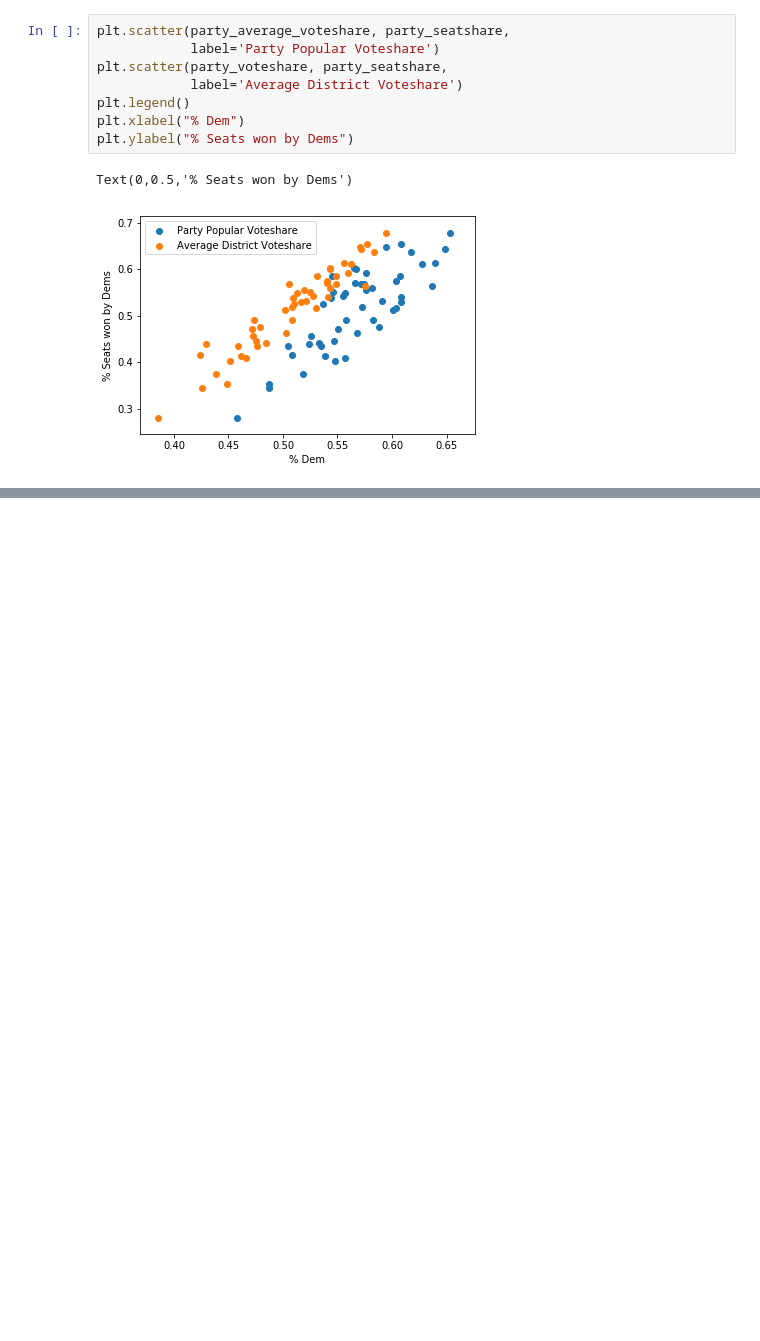
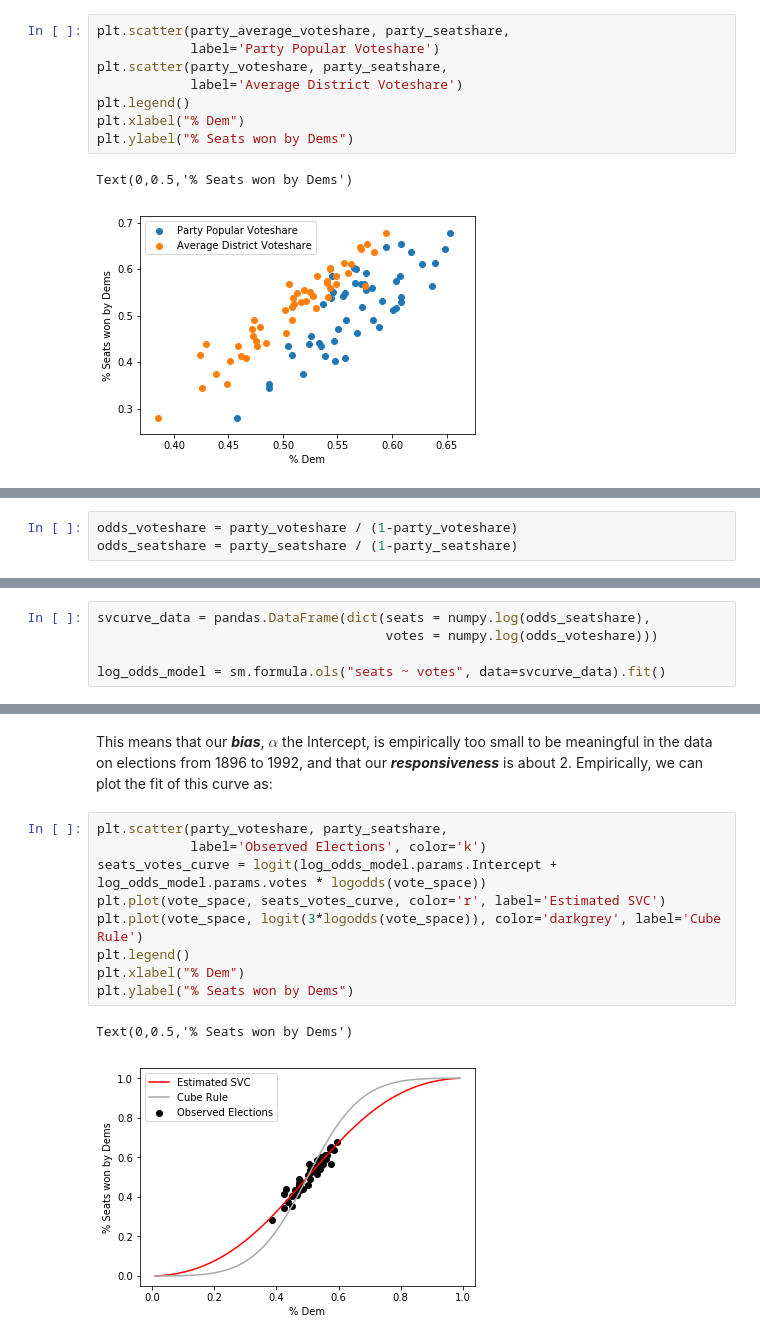
Before and after one commit to ljwolf/seatsvotes, a Jupyter notebook: notebooks/00 - The historical seats votes curve.ipynb, the cells around one changed output, grey strips where cells are left out. Saved outputs shown, nothing was run; the diff lists cells and outputs as text; blank space fills up the shorter version.

```diff
--- a/notebooks/00 - The historical seats votes curve.ipynb
+++ b/notebooks/00 - The historical seats votes curve.ipynb
@@ -106,0 +172,3 @@ Actually fit the Tufte/tageparga model
+# %%
+odds_voteshare = party_voteshare / (1-party_voteshare)
+odds_seatshare = party_seatshare / (1-party_seatshare)
@@ -106,0 +177,5 @@ Actually fit the Tufte/tageparga model
+# %%
+svcurve_data = pandas.DataFrame(dict(seats = numpy.log(odds_seatshare),
+                                     votes = numpy.log(odds_voteshare)))
+
+log_odds_model = sm.formula.ols("seats ~ votes", data=svcurve_data).fit()
@@ -106,0 +206,14 @@ Actually fit the Tufte/tageparga model
+# %% [markdown]
+This means that our _**bias**_, $\alpha$ the Intercept, is empirically too small to be meaningful in the data on elections from 1896 to 1992, and that our _**responsiveness**_ is about 2. Empirically, we can plot the fit of this curve as:
+# %%
+plt.scatter(party_voteshare, party_seatshare,
+            label='Observed Elections', color='k')
+seats_votes_curve = logit(log_odds_model.params.Intercept + log_odds_model.params.votes * logodds(vote_space))
+plt.plot(vote_space, seats_votes_curve, color='r', label='Estimated SVC')
+plt.plot(vote_space, logit(3*logodds(vote_space)), color='darkgrey', label='Cube Rule')
+plt.legend()
+plt.xlabel("% Dem")
+plt.ylabel("% Seats won by Dems")
+# %% [output]
+Text(0,0.5,'% Seats won by Dems')
+[figure, added]
```
Also changed, not shown: parts of 20 cells of this notebook.
